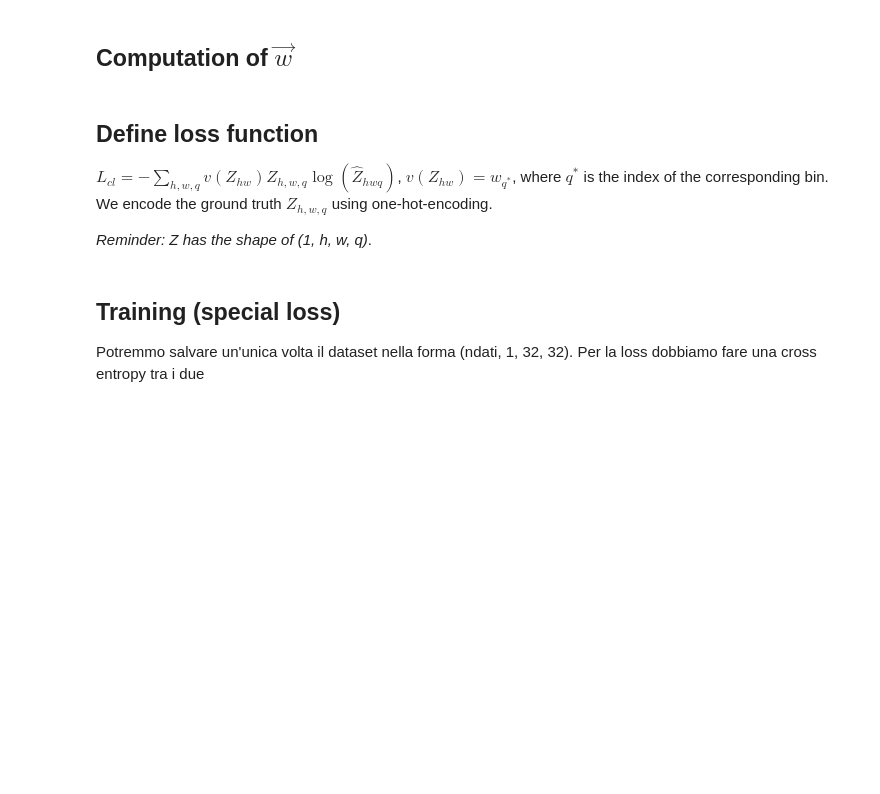
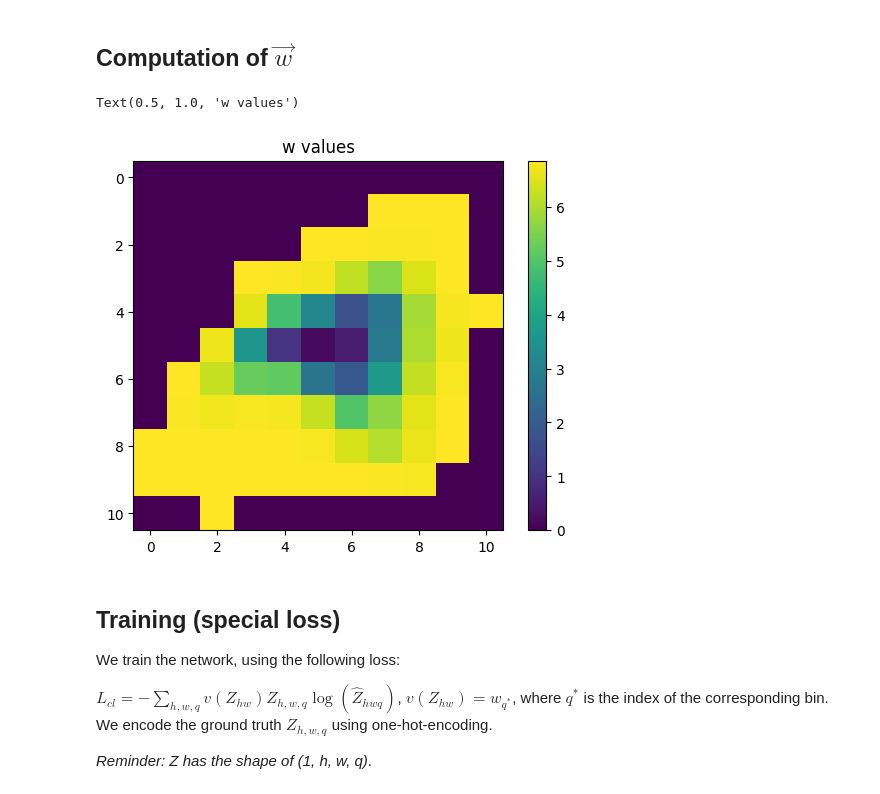
Before and after one commit to s1m0n32001/Colorization, a Jupyter notebook: cv_project_2ndloss.ipynb, the cells around one changed output. Cells and saved outputs as stored; diff of their text form; code cells hidden in the pictures; blank space fills up the shorter version.

```diff
--- a/cv_project_2ndloss.ipynb
+++ b/cv_project_2ndloss.ipynb
@@ -172,3 +168,4 @@ for i in range(len(hist_obj[1][:-1])):
       index += 1
 
 dictionary = dict(zip(positions, indeces))
+dictionary_inverse = dict(zip(indeces, positions)) # dictionary_inverse[132] --> (5, 7)
@@ -186,7 +187,8 @@ for image_number in range(dataset_ab.shape[0]):
   image = dataset_ab[image_number, :, :, :]
   for i in range(32):
     for j in range(32):
-      couple = tuple(torch.Tensor.tolist(torch.Tensor.int(image[:, i,j] // 10 + 11)))
+#      print(image[:, i, j])
+      couple = tuple(torch.Tensor.tolist(torch.Tensor.int((image[:, i,j] + torch.tensor([110, 110])) // 20)))
       index = dictionary[couple]
       Z_image[0, i, j] = index
   output_tensor[image_number, :, :, :] = torch.tensor(Z_image)
@@ -268,20 +263,31 @@ auxiliary_tensor = torch.permute(auxiliary_tensor, [0,3,1,2])
 l = .5                                  # lambda
 p = np.ndarray.flatten(hist_obj[0])
 p = p[p > 0.]                           # p is a 1D array with the non-zero probabilities
+p = p / np.sum(p)
+
 Q = len(p)
 
 w = 1 / ((1-l)*p + l/Q)
 w = w / np.dot(w , p)
+# %%
+#Plot w to check if it's ok
+zeros = np.zeros((11, 11))
+for i in range(len(w)):
+  zeros[dictionary_inverse[i]] = w[i]
+# %%
+im = plt.imshow(zeros)
+plt.colorbar(im)
+plt.title("w values")
+# %% [output]
+Text(0.5, 1.0, 'w values')
+[figure, added]
 # %% [markdown]
-## Define loss function
+## Training (special loss)
+We train the network, using the following loss:
 
-$L_{cl} = - \sum_{h,w, q} v(Z_{hw}) Z_{h,w,q}\log(\hat{Z}_{hwq})$, $v(Z_{hw}) = w_{q^*}$, where $q^*$ is the index of the corresponding bin. We encode the ground truth $Z_{h,w,q}$ using one-hot-encoding.
+$L_{cl} = - \sum_{h,w, q} v(Z_{hw}) Z_{h,w,q}\log(\hat{Z}_{hwq})$,  $v(Z_{hw}) = w_{q^*}$, where $q^*$ is the index of the corresponding bin. We encode the ground truth $Z_{h,w,q}$ using one-hot-encoding.
 
 *Reminder: Z has the shape of (1, h, w, q)*.
-# %% [markdown]
-## Training (special loss)
-
-Potremmo salvare un'unica volta il dataset nella forma (ndati, 1, 32, 32). Per la loss dobbiamo fare una cross entropy tra i due
 # %%
 #Data loader
 batch_size = 200
```
Also changed, not shown: parts of 41 cells of this notebook.
